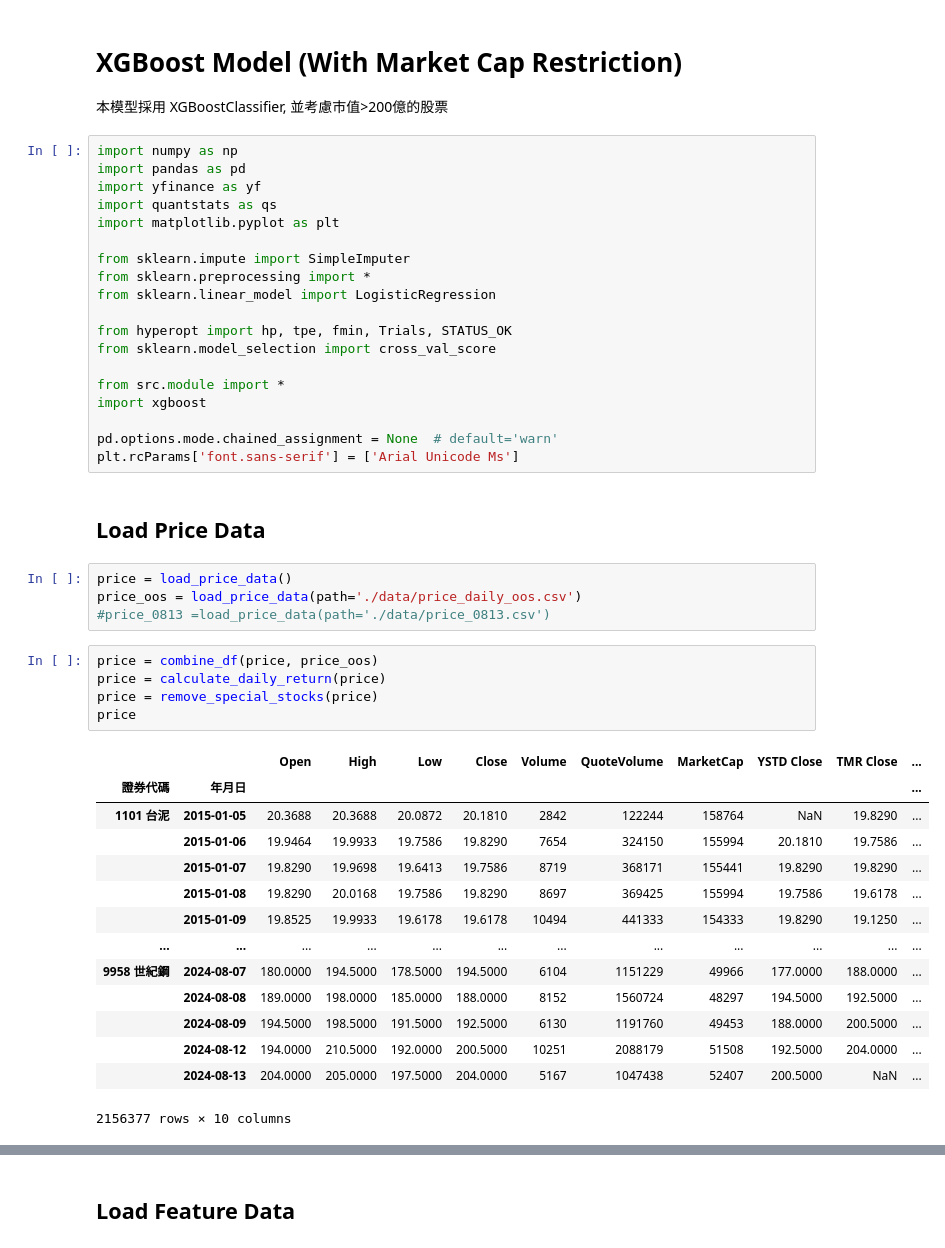
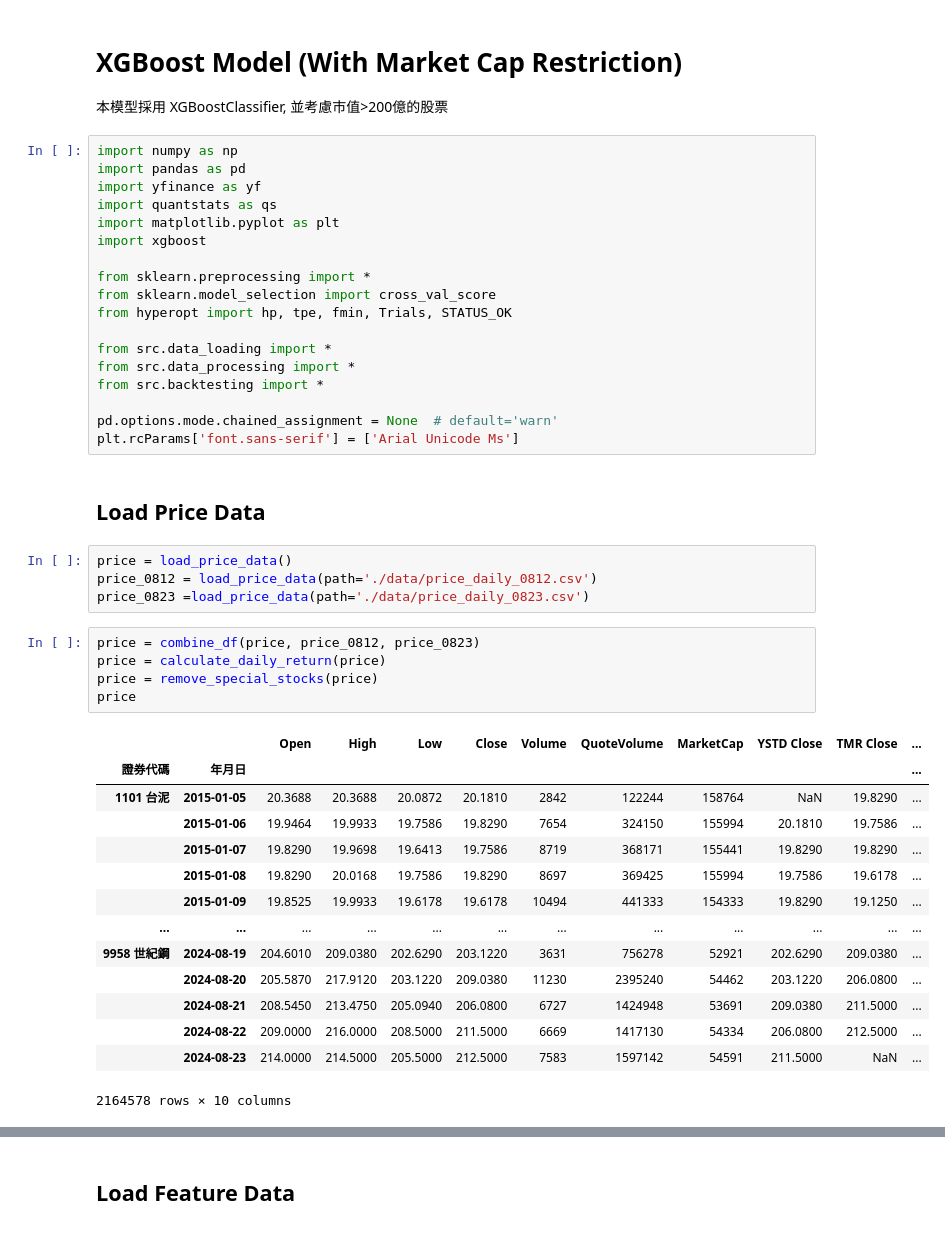
Before and after one commit to stuartlu0412/MLTaiwanStockPick, a Jupyter notebook: xgb_model.ipynb, the cells around one changed output, grey strips where cells are left out. Drawn from its saved outputs; the diff is of its cells as text.

```diff
--- a/xgb_model.ipynb
+++ b/xgb_model.ipynb
@@ -7,16 +7,15 @@ import pandas as pd
 import yfinance as yf
 import quantstats as qs
 import matplotlib.pyplot as plt
+import xgboost
 
-from sklearn.impute import SimpleImputer
 from sklearn.preprocessing import *
-from sklearn.linear_model import LogisticRegression
+from sklearn.model_selection import cross_val_score
+from hyperopt import hp, tpe, fmin, Trials, STATUS_OK
 
-from hyperopt import hp, tpe, fmin, Trials, STATUS_OK
-from sklearn.model_selection import cross_val_score
-
-from src.module import *
-import xgboost
+from src.data_loading import *
+from src.data_processing import *
+from src.backtesting import *
 
 pd.options.mode.chained_assignment = None  # default='warn'
 plt.rcParams['font.sans-serif'] = ['Arial Unicode Ms']
@@ -24,28 +23,28 @@ plt.rcParams['font.sans-serif'] = ['Arial Unicode Ms']
 ## Load Price Data
 # %%
 price = load_price_data()
-price_oos = load_price_data(path='./data/price_daily_oos.csv')
-#price_0813 =load_price_data(path='./data/price_0813.csv')
+price_0812 = load_price_data(path='./data/price_daily_0812.csv')
+price_0823 =load_price_data(path='./data/price_daily_0823.csv')
 # %%
-price = combine_df(price, price_oos)
+price = combine_df(price, price_0812, price_0823)
 price = calculate_daily_return(price)
 price = remove_special_stocks(price)
 price
 # %% [output]
 |  |  | Open | High | Low | Close | Volume | QuoteVolume | MarketCap | YSTD Close | TMR Close | ... |
 | 證券代碼 | 年月日 |  |  |  |  |  |  |  |  |  | ... |
 | 1101 台泥 | 2015-01-05 | 20.3688 | 20.3688 | 20.0872 | 20.1810 | 2842 | 122244 | 158764 | NaN | 19.8290 | ... |
 |  | 2015-01-06 | 19.9464 | 19.9933 | 19.7586 | 19.8290 | 7654 | 324150 | 155994 | 20.1810 | 19.7586 | ... |
 |  | 2015-01-07 | 19.8290 | 19.9698 | 19.6413 | 19.7586 | 8719 | 368171 | 155441 | 19.8290 | 19.8290 | ... |
 |  | 2015-01-08 | 19.8290 | 20.0168 | 19.7586 | 19.8290 | 8697 | 369425 | 155994 | 19.7586 | 19.6178 | ... |
 |  | 2015-01-09 | 19.8525 | 19.9933 | 19.6178 | 19.6178 | 10494 | 441333 | 154333 | 19.8290 | 19.1250 | ... |
 | ... | ... | ... | ... | ... | ... | ... | ... | ... | ... | ... | ... |
-| 9958 世紀鋼 | 2024-08-07 | 180.0000 | 194.5000 | 178.5000 | 194.5000 | 6104 | 1151229 | 49966 | 177.0000 | 188.0000 | ... |
-|  | 2024-08-08 | 189.0000 | 198.0000 | 185.0000 | 188.0000 | 8152 | 1560724 | 48297 | 194.5000 | 192.5000 | ... |
-|  | 2024-08-09 | 194.5000 | 198.5000 | 191.5000 | 192.5000 | 6130 | 1191760 | 49453 | 188.0000 | 200.5000 | ... |
-|  | 2024-08-12 | 194.0000 | 210.5000 | 192.0000 | 200.5000 | 10251 | 2088179 | 51508 | 192.5000 | 204.0000 | ... |
-|  | 2024-08-13 | 204.0000 | 205.0000 | 197.5000 | 204.0000 | 5167 | 1047438 | 52407 | 200.5000 | NaN | ... |
+| 9958 世紀鋼 | 2024-08-19 | 204.6010 | 209.0380 | 202.6290 | 203.1220 | 3631 | 756278 | 52921 | 202.6290 | 209.0380 | ... |
+|  | 2024-08-20 | 205.5870 | 217.9120 | 203.1220 | 209.0380 | 11230 | 2395240 | 54462 | 203.1220 | 206.0800 | ... |
+|  | 2024-08-21 | 208.5450 | 213.4750 | 205.0940 | 206.0800 | 6727 | 1424948 | 53691 | 209.0380 | 211.5000 | ... |
+|  | 2024-08-22 | 209.0000 | 216.0000 | 208.5000 | 211.5000 | 6669 | 1417130 | 54334 | 206.0800 | 212.5000 | ... |
+|  | 2024-08-23 | 214.0000 | 214.5000 | 205.5000 | 212.5000 | 7583 | 1597142 | 54591 | 211.5000 | NaN | ... |
-2156377 rows × 10 columns
+2164578 rows × 10 columns
 # %%
 price = price[price.index.get_level_values(1) >= '2015-04-22']
 price
```
Also changed, not shown: parts of 28 cells of this notebook, 6 other files.
